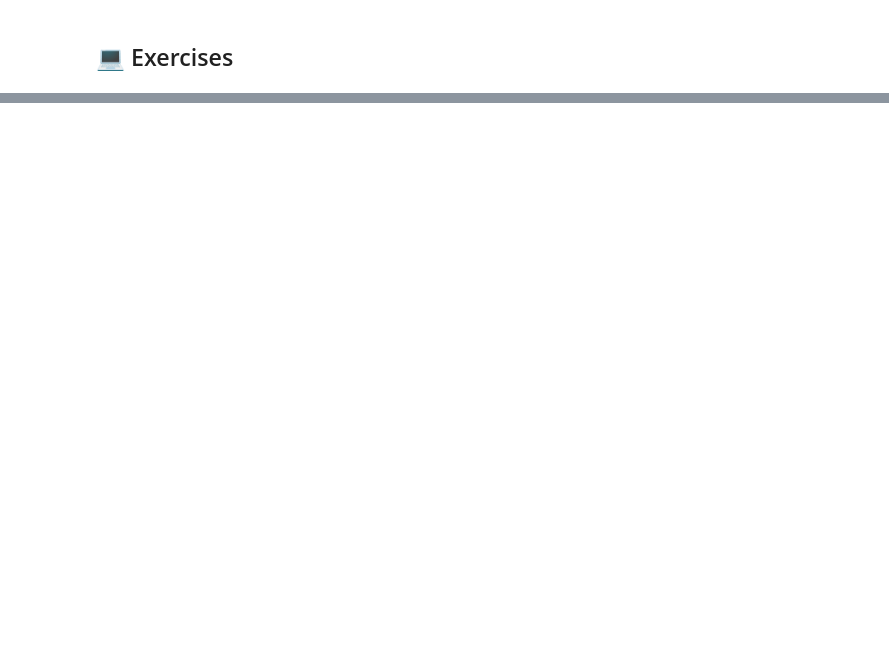
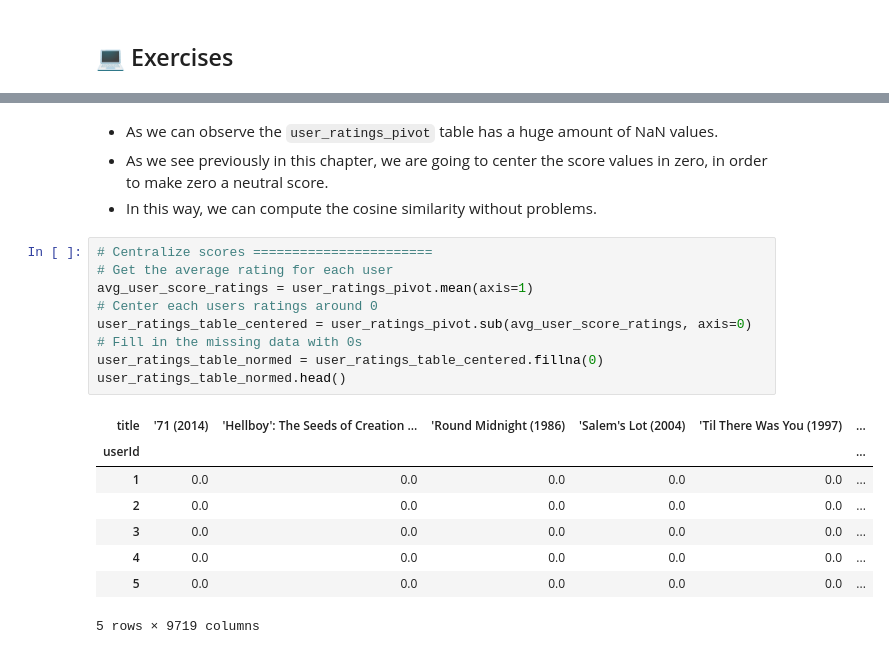
Before and after one commit to edneide/recommendation_engines, a Jupyter notebook: chapter_03_att.ipynb, the cells around one changed output, grey strips where cells are left out. Drawn from its saved outputs; the diff is of its cells as text; blank space fills up the shorter version.

Commit message:
update chapter 3

```diff
--- a/chapter_03_att.ipynb
+++ b/chapter_03_att.ipynb
@@ -405,0 +429,22 @@ print(user_user_pred)
+# %% [markdown]
+- As we can observe the `user_ratings_pivot` table has a huge amount of NaN values.
+- As we see previously in this chapter, we are going to center the score values in zero, in order to make zero a neutral score.
+- In this way, we can compute the cosine similarity without problems.
+# %%
+# Centralize scores =======================
+# Get the average rating for each user
+avg_user_score_ratings = user_ratings_pivot.mean(axis=1)
+# Center each users ratings around 0
+user_ratings_table_centered = user_ratings_pivot.sub(avg_user_score_ratings, axis=0)
+# Fill in the missing data with 0s
+user_ratings_table_normed = user_ratings_table_centered.fillna(0)
+user_ratings_table_normed.head()
+# %% [output]
+| title | '71 (2014) | 'Hellboy': The Seeds of Creation ... | 'Round Midnight (1986) | 'Salem's Lot (2004) | 'Til There Was You (1997) | ... |
+| userId |  |  |  |  |  | ... |
+| 1 | 0.0 | 0.0 | 0.0 | 0.0 | 0.0 | ... |
+| 2 | 0.0 | 0.0 | 0.0 | 0.0 | 0.0 | ... |
+| 3 | 0.0 | 0.0 | 0.0 | 0.0 | 0.0 | ... |
+| 4 | 0.0 | 0.0 | 0.0 | 0.0 | 0.0 | ... |
+| 5 | 0.0 | 0.0 | 0.0 | 0.0 | 0.0 | ... |
+5 rows × 9719 columns
```
Also changed, not shown: parts of 29 cells of this notebook.
